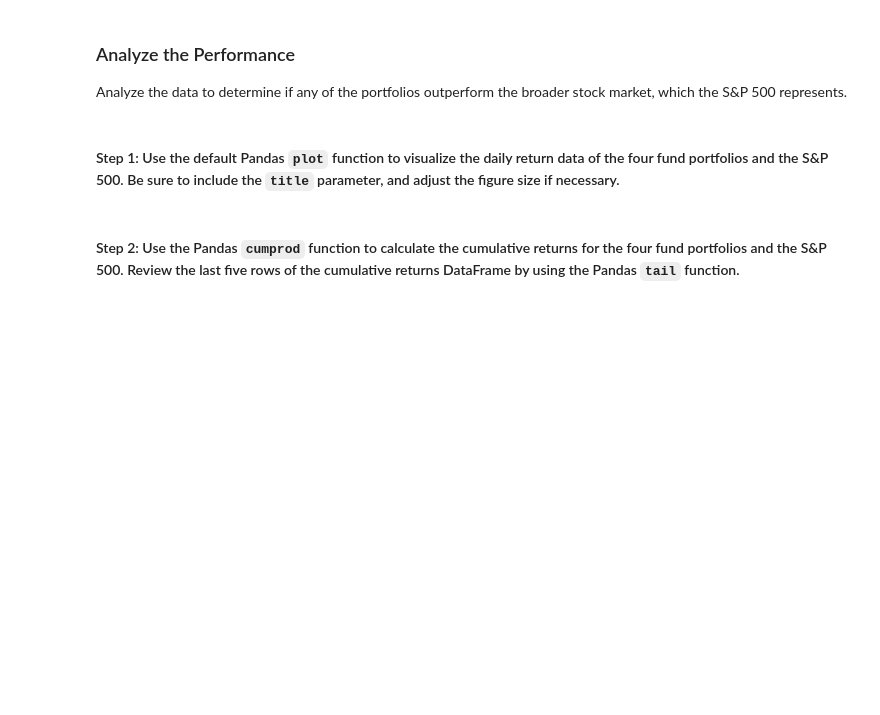
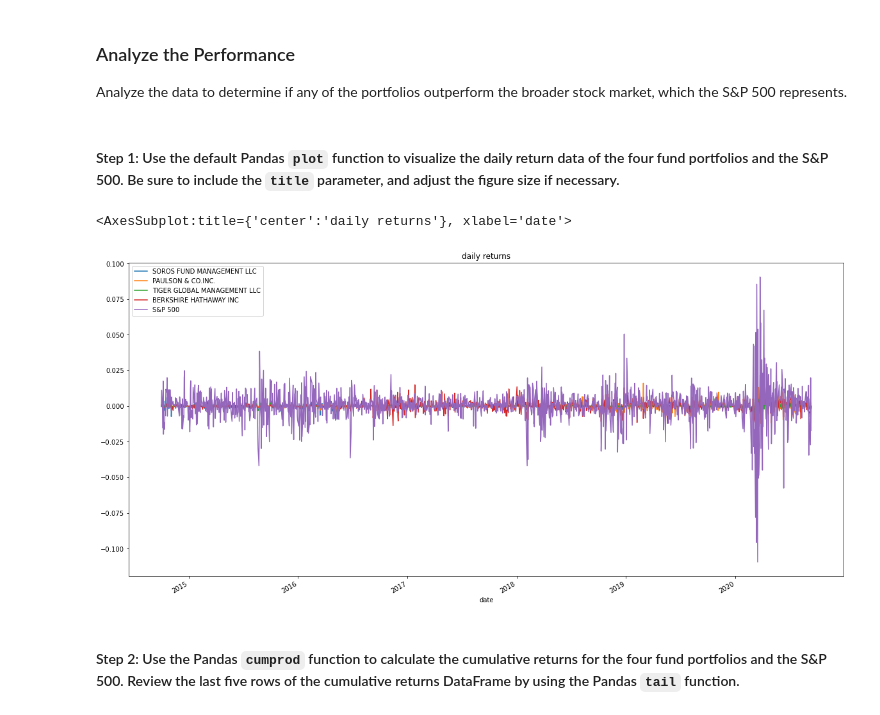
Before and after one commit to juliaelizabethharrison/Challenge-4-risk-analysis, a Jupyter notebook: risk_return_analysis.ipynb, the cells around one changed output. Drawn from its saved outputs; the diff is of its cells as text; code cells hidden in the pictures; blank space fills up the shorter version.

```diff
--- a/risk_return_analysis.ipynb
+++ b/risk_return_analysis.ipynb
@@ -108,5 +108,11 @@ import numpy as np
 #### Step 2: Use the `read_csv` function and the `Path` module to read the `whale_navs.csv` file into a Pandas DataFrame. Be sure to create a `DateTimeIndex`. Review the first five rows of the DataFrame by using the `head` function.
 # %%
 # Import the data by reading in the CSV file and setting the DatetimeIndex
-# Review the first 5 rows of the Data
-whale_navs = pd.read_csv(Path("Resources/whale_navs.csv"),index_col="date",infer_datetime_format=True,parse_dates=True)
+# Review the first 5 rows of the DataFrame
+whale_navs_csv = pd.read_csv(
+    Path("Resources\whale_navs.csv"),
+    index_col="date",
+    parse_dates=True,
+    infer_datetime_format=True)
+
+whale_navs_csv.head()
@@ -116,4 +130,5 @@ whale_navs = pd.read_csv(Path("Resources/whale_navs.csv"),index_col="date",infer
 # Prepare for the analysis by converting the dataframe of NAVs and prices to daily returns
 # Drop any rows with all missing values
 # Review the first five rows of the daily returns DataFrame.
-# YOUR CODE HERE
+whale_navs= whale_navs_csv.pct_change().dropna()
+whale_navs.head()
@@ -132,7 +155,10 @@ Analyze the data to determine if any of the portfolios outperform the broader st
 # %%
 # Plot the daily return data of the 4 funds and the S&P 500
 # Inclue a title parameter and adjust the figure size
-# YOUR CODE HERE
+whale_navs.plot(figsize=(20,10), title="daily returns")
+# %% [output]
+<AxesSubplot:title={'center':'daily returns'}, xlabel='date'>
+[figure, added]
 # %% [markdown]
 #### Step 2: Use the Pandas `cumprod` function to calculate the cumulative returns for the four fund portfolios and the S&P 500. Review the last five rows of the cumulative returns DataFrame by using the Pandas `tail` function.
 # %%
```
Also changed, not shown: parts of 20 cells of this notebook.
